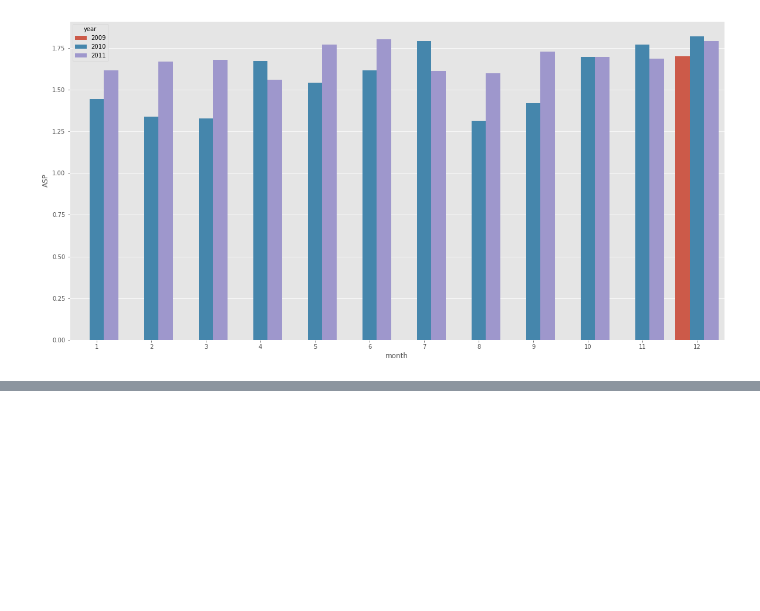
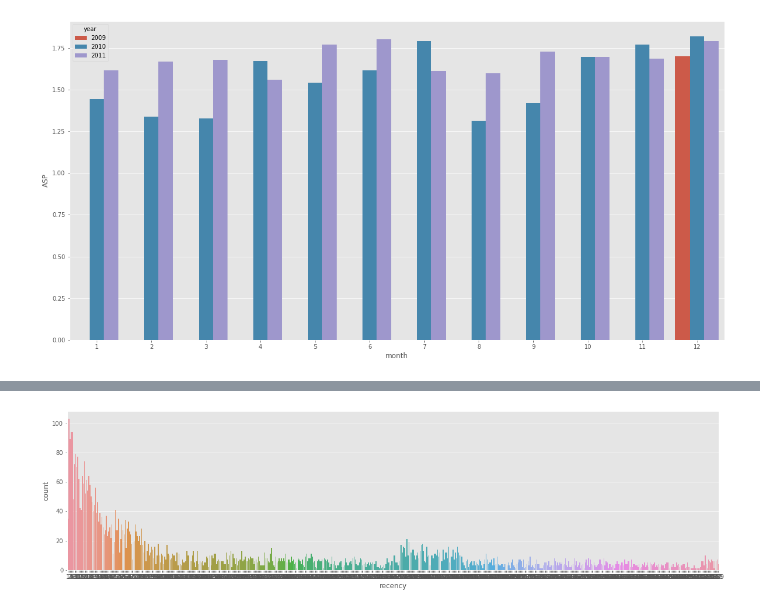
Before and after one commit to solyourock/growth, a Jupyter notebook: revise.ipynb, the cells around one changed output, grey strips where cells are left out. Cells and saved outputs as stored; diff of their text form; code cells hidden in the pictures; blank space fills up the shorter version.

```diff
--- a/revise.ipynb
+++ b/revise.ipynb
@@ -410,0 +500,6 @@ Name: Invoice, Length: 5853, dtype: int64
+# %%
+plt.figure(figsize=(20,5))
+sns.countplot(RFM['recency'])
+plt.show();
+# %% [output]
+[figure, added]
```
Also changed, not shown: parts of 37 cells of this notebook.
